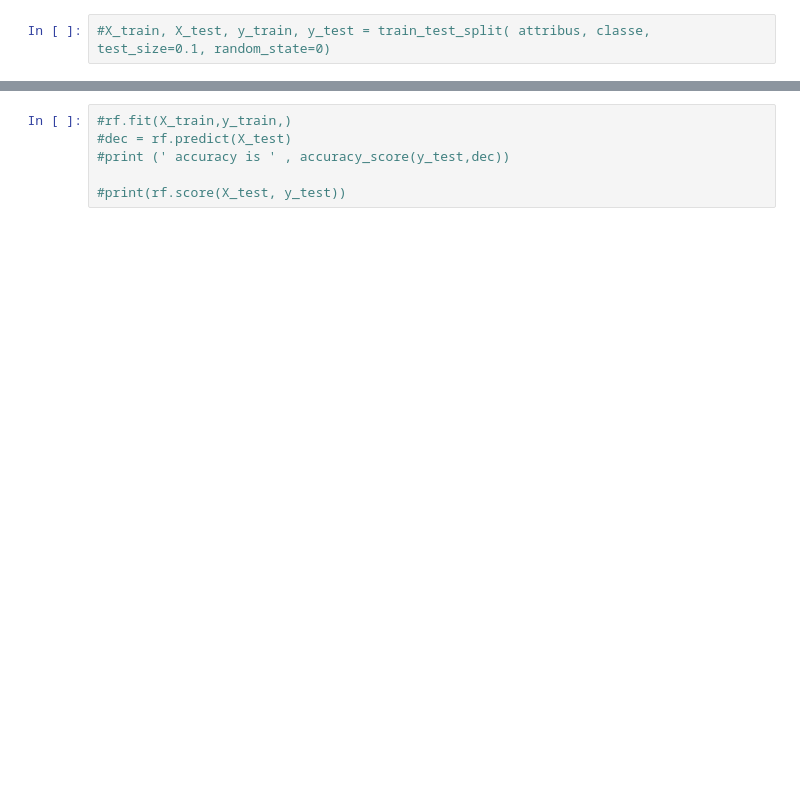
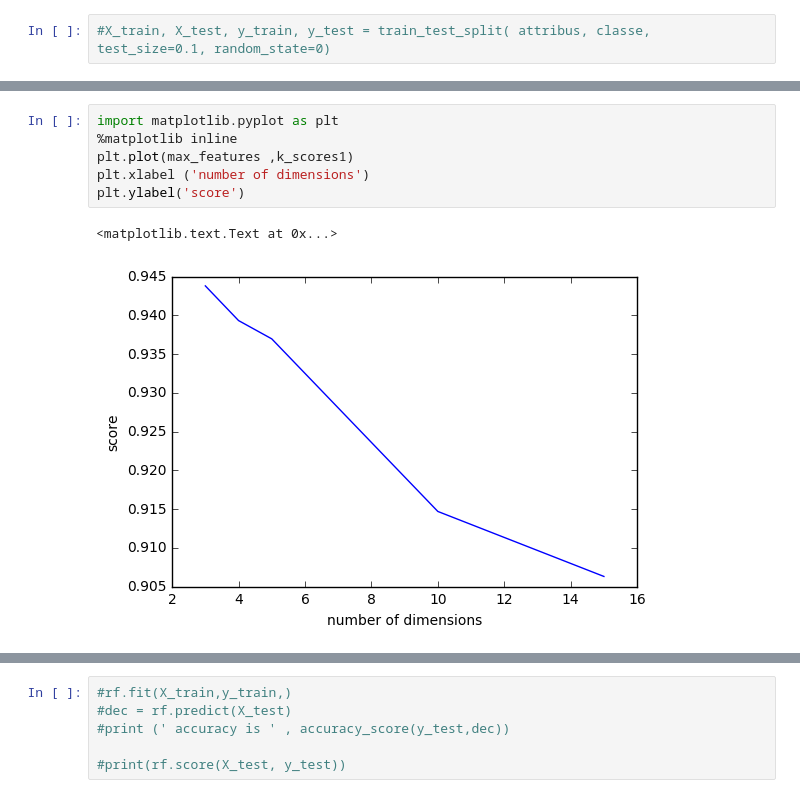
Before and after one commit to amaltarghi/Otto-Group-Product-Classification-Challenge, a Jupyter notebook: random_forest.ipynb, the cells around one changed output, grey strips where cells are left out. Saved outputs shown, nothing was run; the diff lists cells and outputs as text; blank space fills up the shorter version.

```diff
--- a/random_forest.ipynb
+++ b/random_forest.ipynb
@@ -29,0 +70,9 @@ print("score d'entrainement:", rf.score(attribus,classe))
+# %%
+import matplotlib.pyplot as plt
+%matplotlib inline
+plt.plot(max_features ,k_scores1)
+plt.xlabel ('number of dimensions')
+plt.ylabel('score')
+# %% [output]
+<matplotlib.text.Text at 0x...>
+[figure, added]
```
Also changed, not shown: parts of 13 cells of this notebook, 24 other files.
